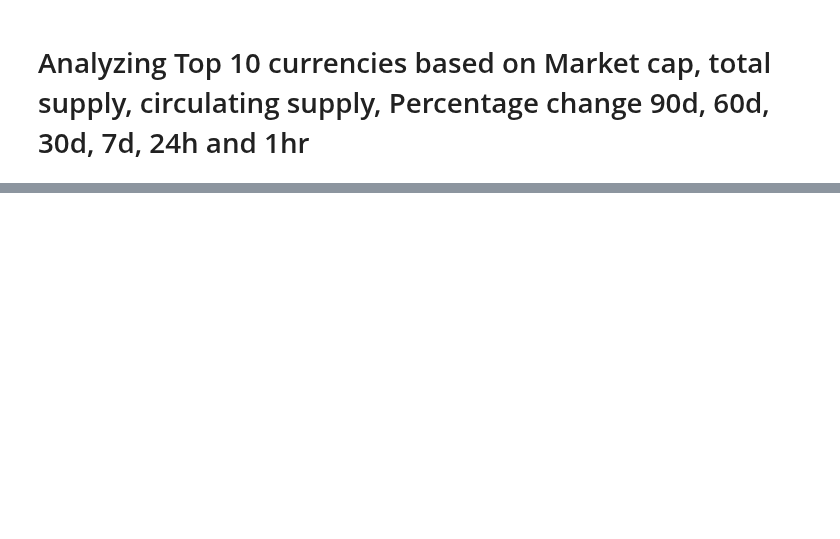
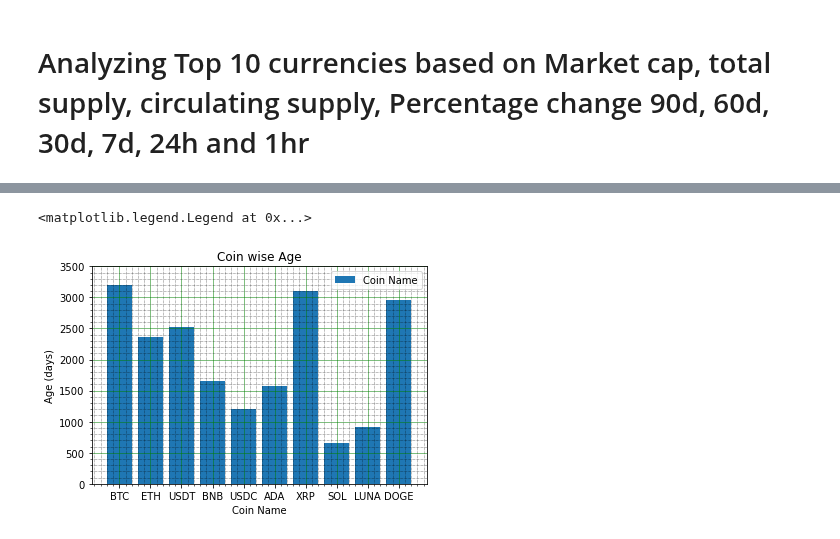
Before and after one commit to LaviJ/Cryptocurrency-Analysis, a Jupyter notebook: Database/Seg2_LJ/Fetch_API_latest_Coinmarket_data.ipynb, the cells around one changed output, grey strips where cells are left out. Cells and saved outputs as stored; diff of their text form; code cells hidden in the pictures; blank space fills up the shorter version.

```diff
--- a/Database/Seg2_LJ/Fetch_API_latest_Coinmarket_data.ipynb
+++ b/Database/Seg2_LJ/Fetch_API_latest_Coinmarket_data.ipynb
@@ -225,0 +280,4 @@ Top_market_cap_currencies_df.head(10)
+# %%
+Age_df = Top_market_cap_currencies_df[["Symbol", "Launch_Date"]]
+Age_df["Age_days"] = pd.Timestamp.now().normalize() - Age_df["Launch_Date"]
+Age_df
@@ -225,0 +301,3 @@ Top_market_cap_currencies_df.head(10)
+# %%
+Age_df['Age_days']=Age_df['Age_days'].dt.days
+Age_df
@@ -225,0 +321,20 @@ Top_market_cap_currencies_df.head(10)
+# %%
+# Create the plot and add a label for the legend.
+x_axis = Age_df["Symbol"]
+y_axis = Age_df["Age_days"]
+plt.bar(x_axis, y_axis, label='Coin Name')
+# Create labels for the x and y axes.
+plt.xlabel("Coin Name")
+plt.ylabel("Age (days)")
+# Set the y limit between 0 and 3500.
+plt.ylim(0, 3500)
+# Create a title.
+plt.title("Coin wise Age")
+plt.minorticks_on()
+plt.grid(which='major', linestyle='-', linewidth='0.5', color='green')
+plt.grid(which='minor', linestyle=':', linewidth='0.5', color='black')
+# Add the legend.
+plt.legend()
+# %% [output]
+<matplotlib.legend.Legend at 0x...>
+[figure, added]
```
Also changed, not shown: parts of 26 cells of this notebook, 51 other files.
